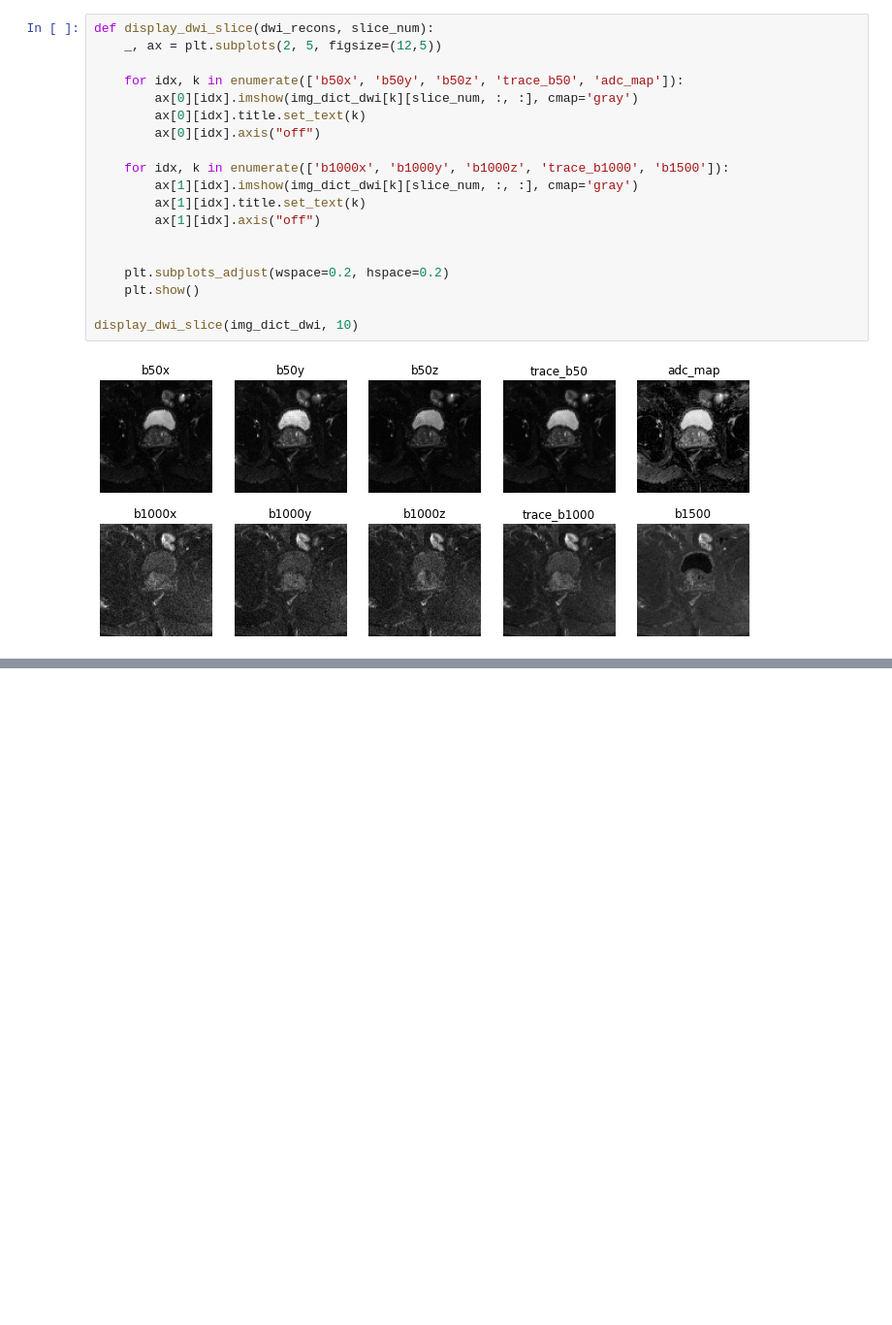
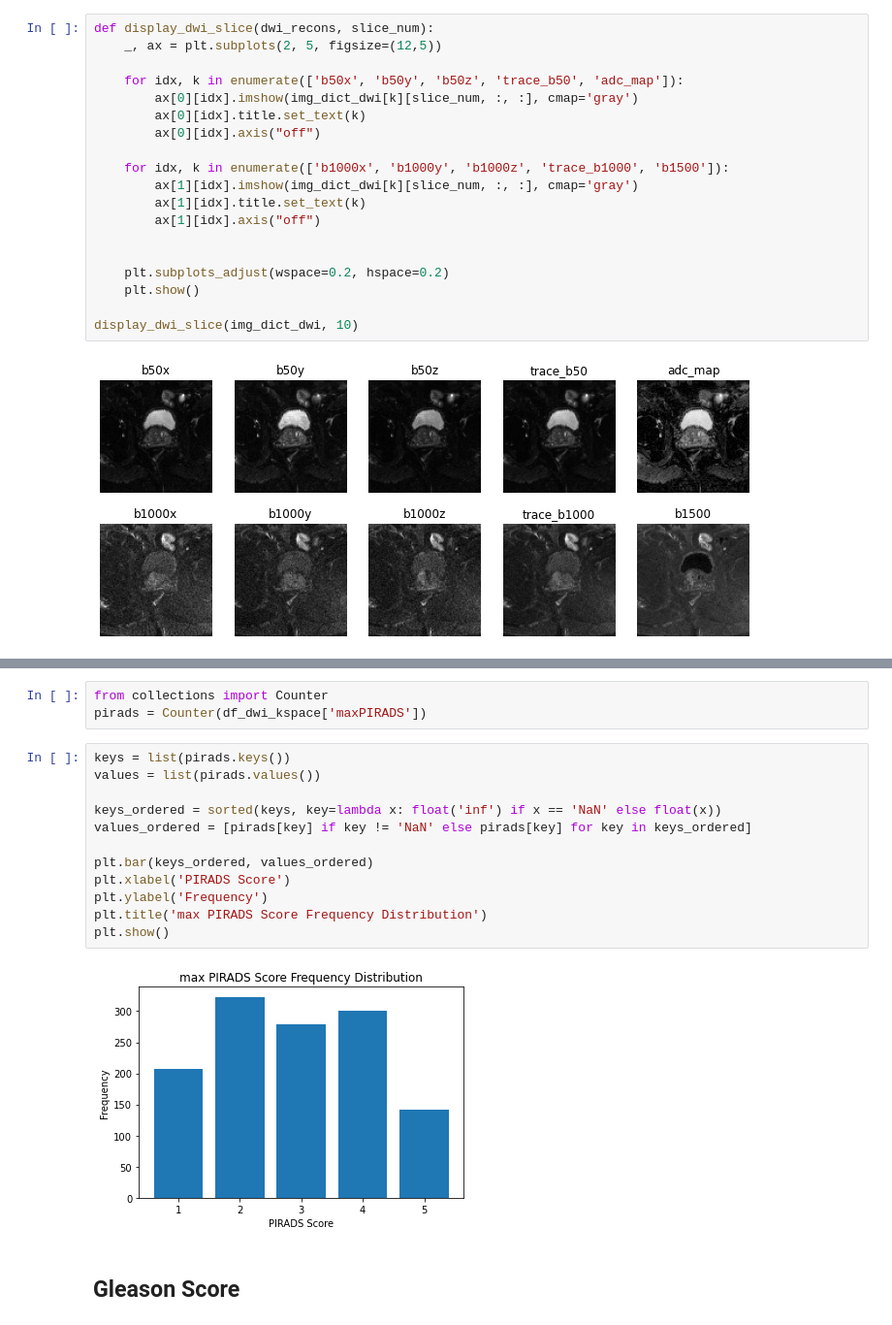
Before and after one commit to chopra-lab-nyu/fastMRI_prostate, a Jupyter notebook: fastmri_prostate_tutorial.ipynb, the cells around one changed output, grey strips where cells are left out. Shown at 97% size. Drawn from its saved outputs; the diff is of its cells as text; blank space fills up the shorter version.

```diff
--- a/fastmri_prostate_tutorial.ipynb
+++ b/fastmri_prostate_tutorial.ipynb
@@ -198,0 +414,19 @@ display_dwi_slice(img_dict_dwi, 10)
+# %%
+from collections import Counter
+pirads = Counter(df_dwi_kspace['maxPIRADS'])
+# %%
+keys = list(pirads.keys())
+values = list(pirads.values())
+
+keys_ordered = sorted(keys, key=lambda x: float('inf') if x == 'NaN' else float(x))
+values_ordered = [pirads[key] if key != 'NaN' else pirads[key] for key in keys_ordered]
+
+plt.bar(keys_ordered, values_ordered)
+plt.xlabel('PIRADS Score')
+plt.ylabel('Frequency')
+plt.title('max PIRADS Score Frequency Distribution')
+plt.show()
+# %% [output]
+[figure, added]
+# %% [markdown]
+## Gleason Score
```
Also changed, not shown: parts of 66 cells of this notebook, 2 other files.
